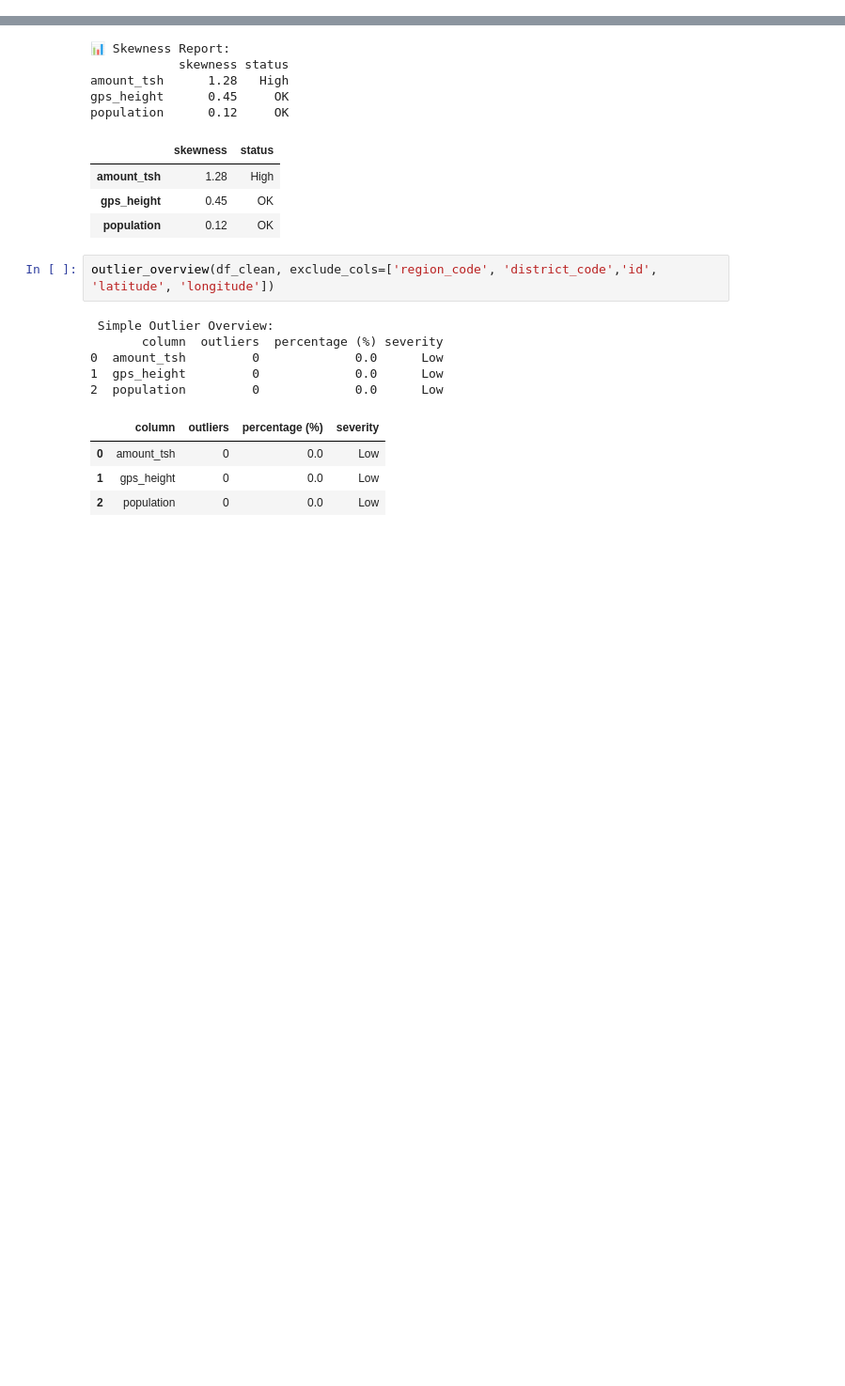
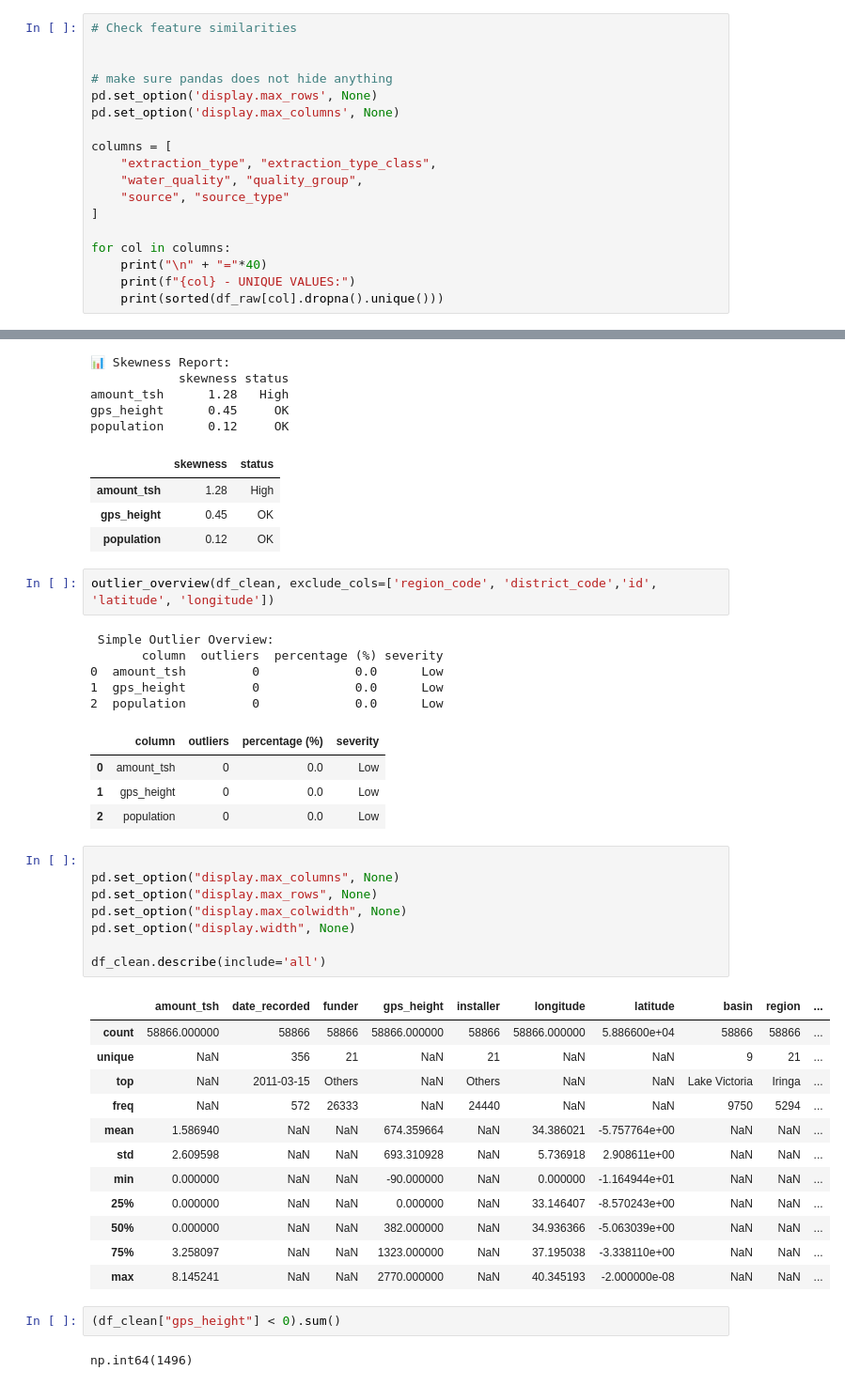
Before and after one commit to Emeriego/PumpHealth, a Jupyter notebook: notebooks/01_eda.ipynb, the cells around one changed output, grey strips where cells are left out. Shown at 94% size. Drawn from its saved outputs; the diff is of its cells as text; blank space fills up the shorter version.

```diff
--- a/notebooks/01_eda.ipynb
+++ b/notebooks/01_eda.ipynb
@@ -175,6 +175,24 @@ check_placeholder_values(df_raw)
  'quantity_group': {'unknown': 789},
  'source': {'unknown': 66},
  'source_class': {'unknown': 278}}
+# %%
+# Check feature similarities
+
+
+# make sure pandas does not hide anything
+pd.set_option('display.max_rows', None)
+pd.set_option('display.max_columns', None)
+
+columns = [
+    "extraction_type", "extraction_type_class",
+    "water_quality", "quality_group",
+    "source", "source_type"
+]
+
+for col in columns:
+    print("\n" + "="*40)
+    print(f"{col} - UNIQUE VALUES:")
+    print(sorted(df_raw[col].dropna().unique()))
 # %%
 plot_numeric_distributions(df_raw)
 # %% [output]
@@ -464,3 +482,28 @@ outlier_overview(df_clean, exclude_cols=['region_code', 'district_code','id', 'l
 | 0 | amount_tsh | 0 | 0.0 | Low |
 | 1 | gps_height | 0 | 0.0 | Low |
 | 2 | population | 0 | 0.0 | Low |
+# %%
+
+pd.set_option("display.max_columns", None)
+pd.set_option("display.max_rows", None)
+pd.set_option("display.max_colwidth", None)
+pd.set_option("display.width", None)
+
+df_clean.describe(include='all')
+# %% [output]
+|  | amount_tsh | date_recorded | funder | gps_height | installer | longitude | latitude | basin | region | ... |
+| count | 58866.000000 | 58866 | 58866 | 58866.000000 | 58866 | 58866.000000 | 5.886600e+04 | 58866 | 58866 | ... |
+| unique | NaN | 356 | 21 | NaN | 21 | NaN | NaN | 9 | 21 | ... |
+| top | NaN | 2011-03-15 | Others | NaN | Others | NaN | NaN | Lake Victoria | Iringa | ... |
+| freq | NaN | 572 | 26333 | NaN | 24440 | NaN | NaN | 9750 | 5294 | ... |
+| mean | 1.586940 | NaN | NaN | 674.359664 | NaN | 34.386021 | -5.757764e+00 | NaN | NaN | ... |
+| std | 2.609598 | NaN | NaN | 693.310928 | NaN | 5.736918 | 2.908611e+00 | NaN | NaN | ... |
+| min | 0.000000 | NaN | NaN | -90.000000 | NaN | 0.000000 | -1.164944e+01 | NaN | NaN | ... |
+| 25% | 0.000000 | NaN | NaN | 0.000000 | NaN | 33.146407 | -8.570243e+00 | NaN | NaN | ... |
+| 50% | 0.000000 | NaN | NaN | 382.000000 | NaN | 34.936366 | -5.063039e+00 | NaN | NaN | ... |
+| 75% | 3.258097 | NaN | NaN | 1323.000000 | NaN | 37.195038 | -3.338110e+00 | NaN | NaN | ... |
+| max | 8.145241 | NaN | NaN | 2770.000000 | NaN | 40.345193 | -2.000000e-08 | NaN | NaN | ... |
+# %%
+(df_clean["gps_height"] < 0).sum()
+# %% [output]
+np.int64(1496)
```
Also changed, not shown: parts of 1 cell of this notebook, 5 other files.
